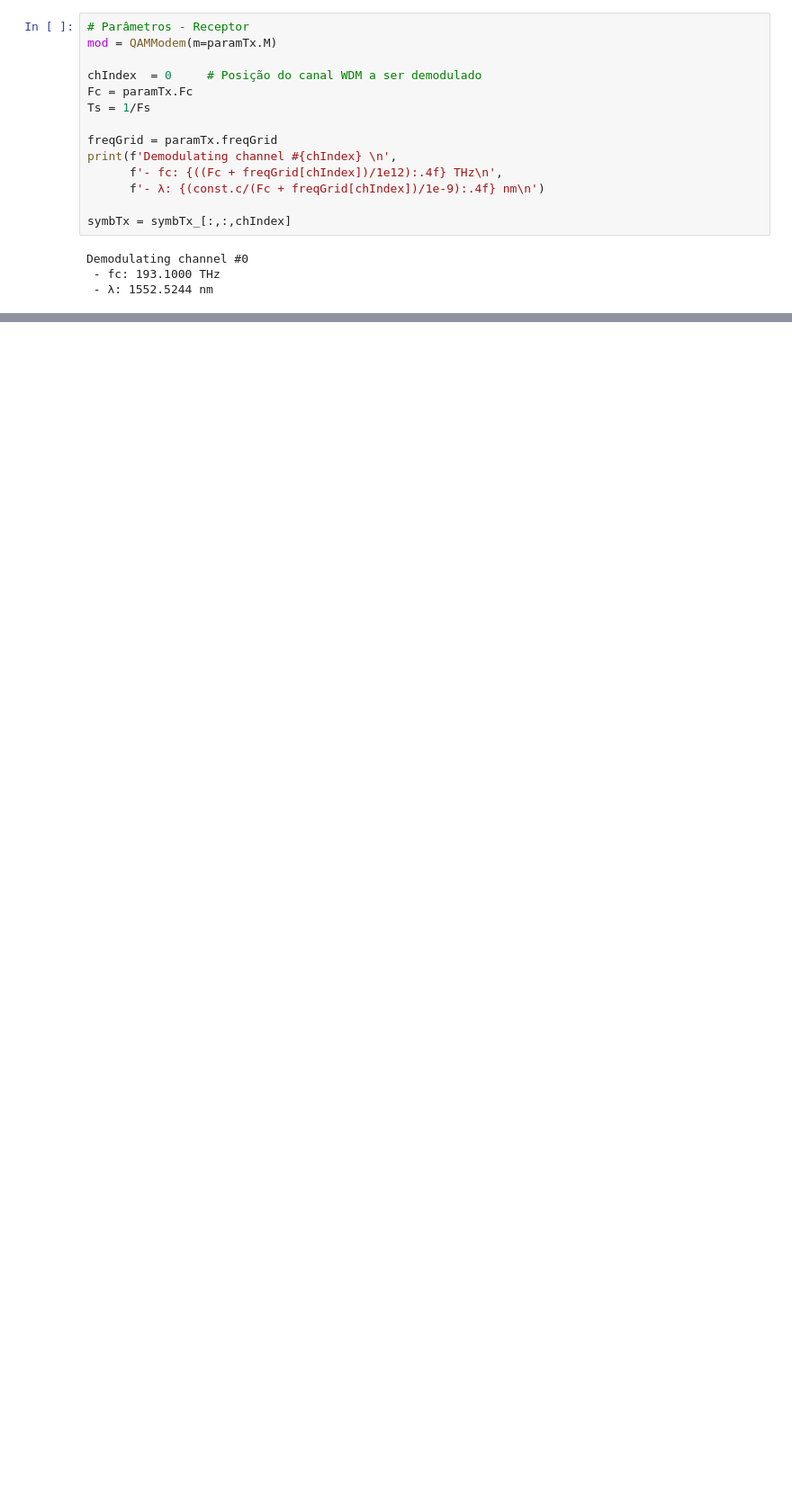
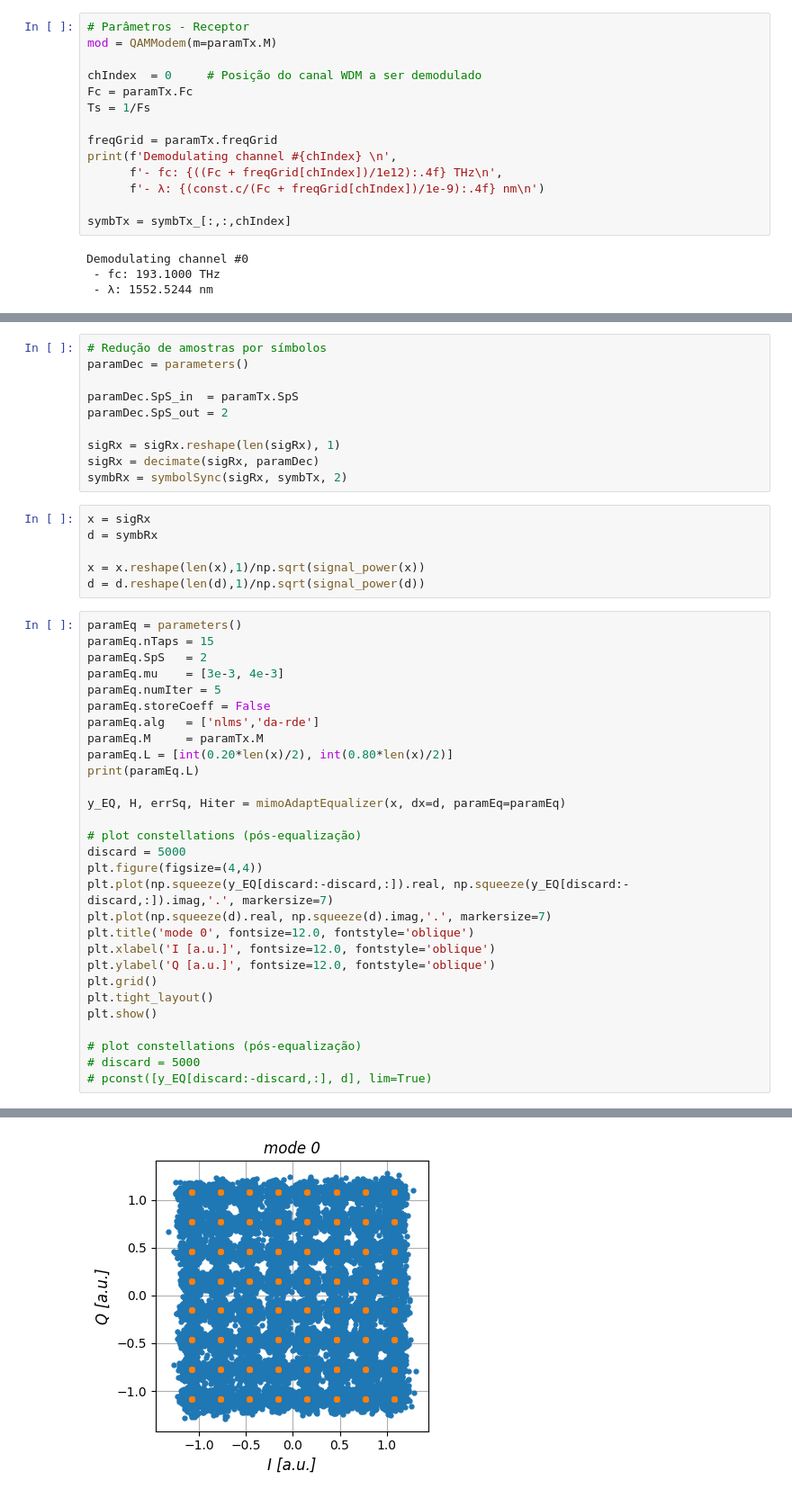
Before and after one commit to jfelipeslg/TCC_Single-Ended-Receiver, a Jupyter notebook: Tx_Rx_single-pol_SER.ipynb, the cells around one changed output, grey strips where cells are left out. Shown: that part at 90% size. Saved outputs shown, nothing was run; the diff lists cells and outputs as text; blank space fills up the shorter version.

```diff
--- a/Tx_Rx_single-pol_SER.ipynb
+++ b/Tx_Rx_single-pol_SER.ipynb
@@ -288,0 +273,46 @@ axs[1].grid('True')
+# %%
+# Redução de amostras por símbolos
+paramDec = parameters()
+
+paramDec.SpS_in  = paramTx.SpS
+paramDec.SpS_out = 2
+
+sigRx = sigRx.reshape(len(sigRx), 1)
+sigRx = decimate(sigRx, paramDec)
+symbRx = symbolSync(sigRx, symbTx, 2)
+# %%
+x = sigRx
+d = symbRx
+
+x = x.reshape(len(x),1)/np.sqrt(signal_power(x))
+d = d.reshape(len(d),1)/np.sqrt(signal_power(d))
+# %%
+paramEq = parameters()
+paramEq.nTaps = 15
+paramEq.SpS   = 2
+paramEq.mu    = [3e-3, 4e-3]
+paramEq.numIter = 5
+paramEq.storeCoeff = False
+paramEq.alg   = ['nlms','da-rde']
+paramEq.M     = paramTx.M
+paramEq.L = [int(0.20*len(x)/2), int(0.80*len(x)/2)]
+print(paramEq.L)
+
+y_EQ, H, errSq, Hiter = mimoAdaptEqualizer(x, dx=d, paramEq=paramEq)
+
+# plot constellations (pós-equalização)
+discard = 5000
+plt.figure(figsize=(4,4))
+plt.plot(np.squeeze(y_EQ[discard:-discard,:]).real, np.squeeze(y_EQ[discard:-discard,:]).imag,'.', markersize=7)
+plt.plot(np.squeeze(d).real, np.squeeze(d).imag,'.', markersize=7)
+plt.title('mode 0', fontsize=12.0, fontstyle='oblique')
+plt.xlabel('I [a.u.]', fontsize=12.0, fontstyle='oblique')
+plt.ylabel('Q [a.u.]', fontsize=12.0, fontstyle='oblique')
+plt.grid()
+plt.tight_layout()
+plt.show()
+
+# plot constellations (pós-equalização)
+# discard = 5000
+# pconst([y_EQ[discard:-discard,:], d], lim=True)
+# %% [output]
@@ -288,0 +337 @@ axs[1].grid('True')
+[figure, added]
```
Also changed, not shown: parts of 18 cells of this notebook.
